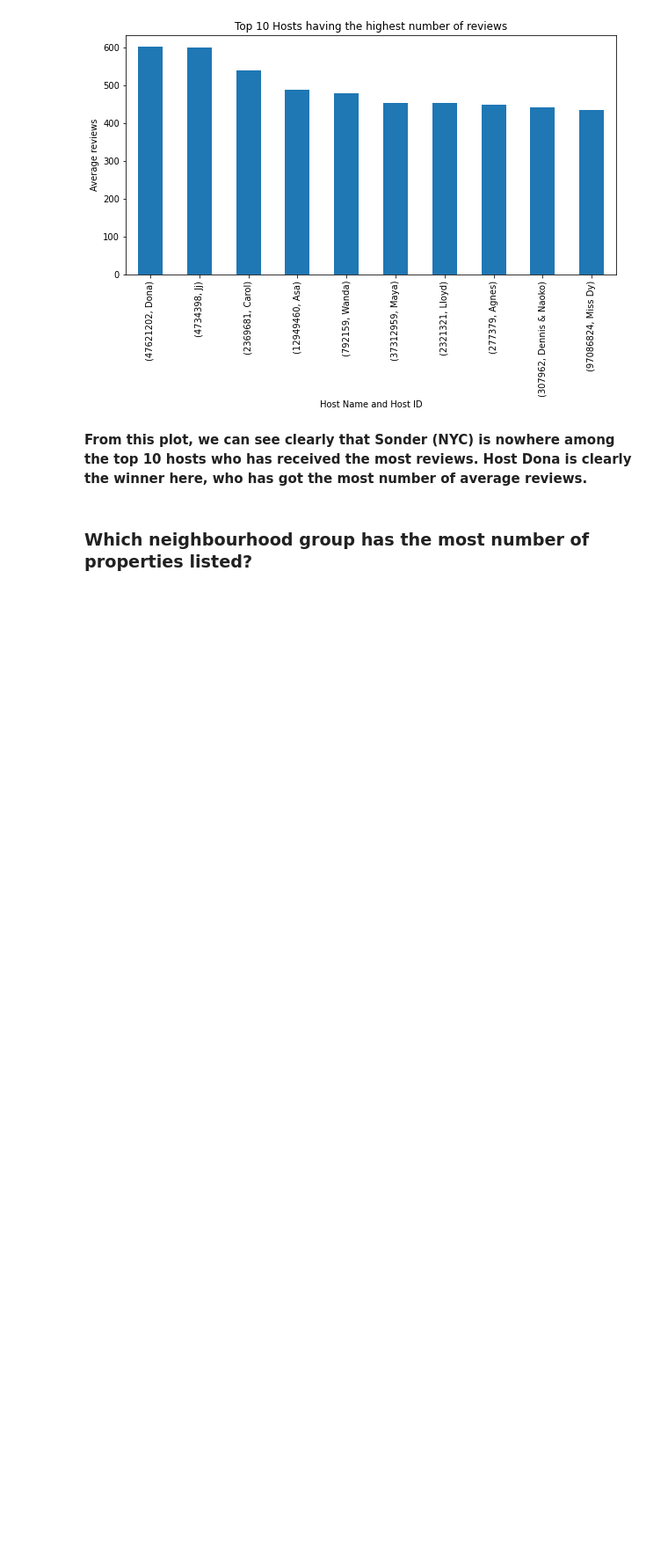
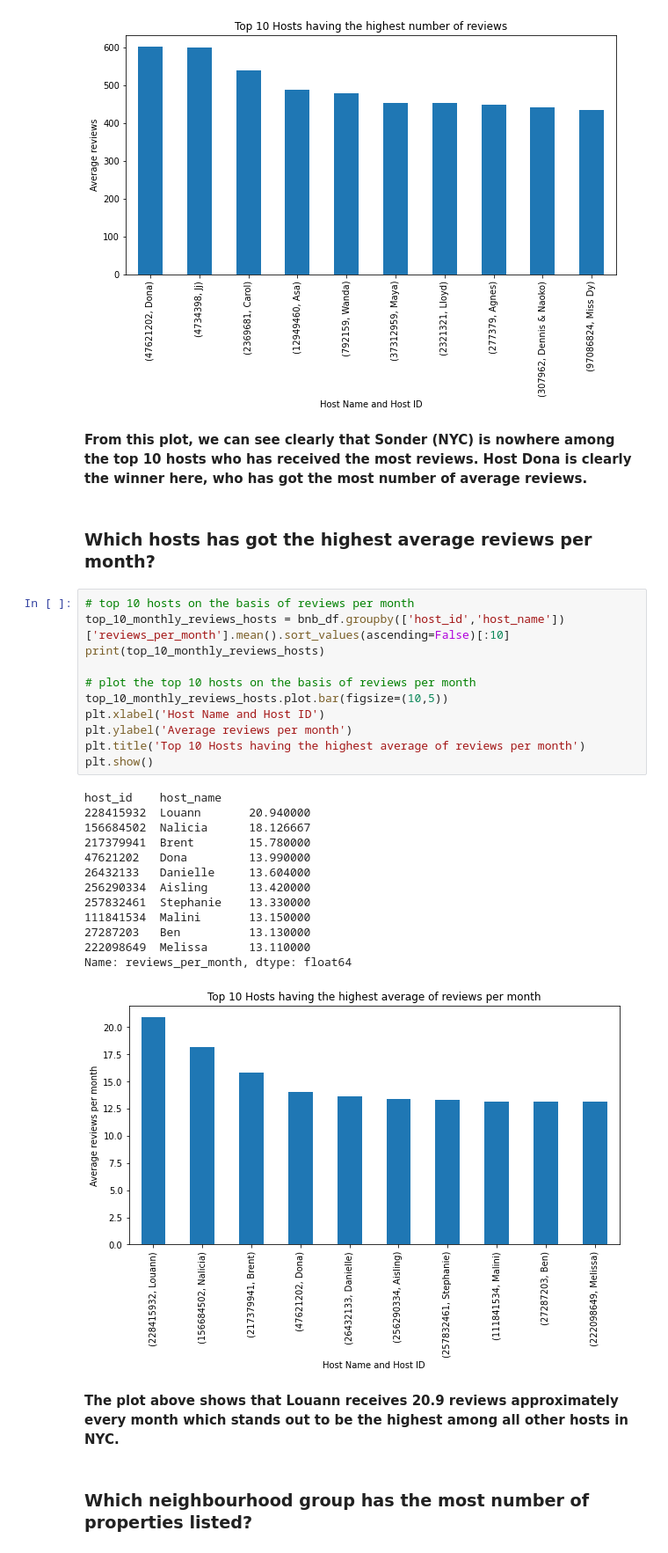
Before and after one commit to Rudrajit12/Airbnb-Bookings-Analysis, a Jupyter notebook: Airbnb_Bookings_Analysis_Capstone_Project.ipynb, the cells around one changed output. Shown at 88% size. Saved outputs shown, nothing was run; the diff lists cells and outputs as text; blank space fills up the shorter version.

Commit message:
Fourth Commit: Finished EDA for different neighborhood groups

```diff
--- a/Airbnb_Bookings_Analysis_Capstone_Project.ipynb
+++ b/Airbnb_Bookings_Analysis_Capstone_Project.ipynb
@@ -327,6 +328,35 @@ Name: number_of_reviews, dtype: float64
 [figure]
 # %% [markdown]
 **From this plot, we can see clearly that Sonder (NYC) is nowhere among the top 10 hosts who has received the most reviews. Host Dona is clearly the winner here, who has got the most number of average reviews.**
+# %% [markdown]
+### **Which hosts has got the highest average reviews per month?**
+# %%
+# top 10 hosts on the basis of reviews per month
+top_10_monthly_reviews_hosts = bnb_df.groupby(['host_id','host_name'])['reviews_per_month'].mean().sort_values(ascending=False)[:10]
+print(top_10_monthly_reviews_hosts)
+
+# plot the top 10 hosts on the basis of reviews per month
+top_10_monthly_reviews_hosts.plot.bar(figsize=(10,5))
+plt.xlabel('Host Name and Host ID')
+plt.ylabel('Average reviews per month')
+plt.title('Top 10 Hosts having the highest average of reviews per month')
+plt.show()
+# %% [output]
+host_id    host_name
+228415932  Louann       20.940000
+156684502  Nalicia      18.126667
+217379941  Brent        15.780000
+47621202   Dona         13.990000
+26432133   Danielle     13.604000
+256290334  Aisling      13.420000
+257832461  Stephanie    13.330000
+111841534  Malini       13.150000
+27287203   Ben          13.130000
+222098649  Melissa      13.110000
+Name: reviews_per_month, dtype: float64
+[figure, added]
+# %% [markdown]
+**The plot above shows that Louann receives 20.9 reviews approximately every month which stands out to be the highest among all other hosts in NYC.**
 # %% [markdown]
 ### **Which neighbourhood group has the most number of properties listed?**
 # %%
```
Also changed, not shown: parts of 10 cells of this notebook.
